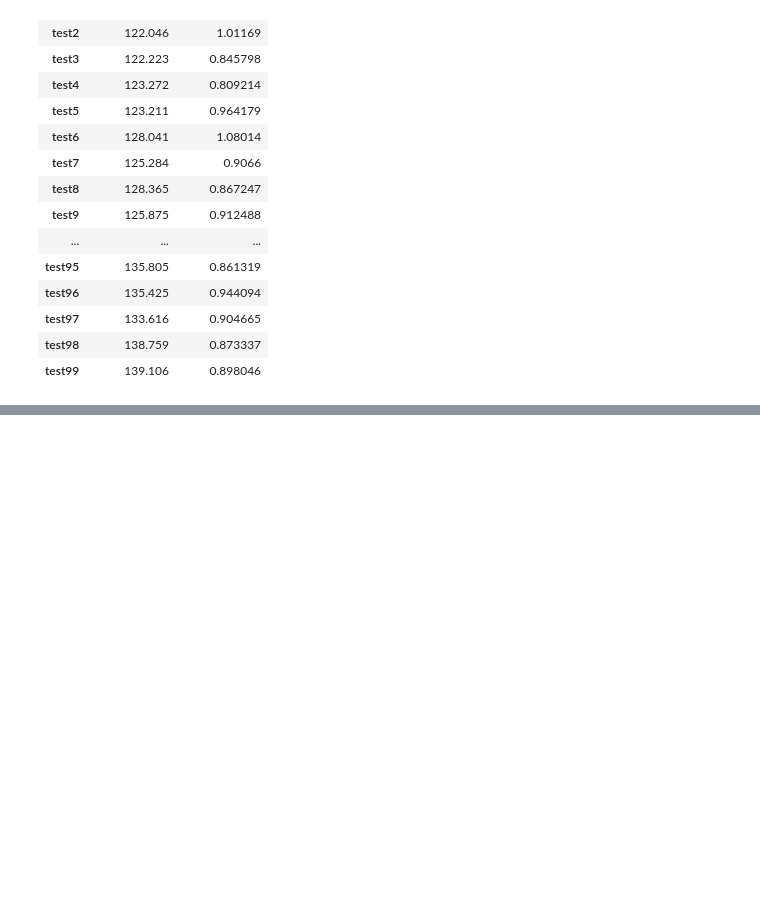
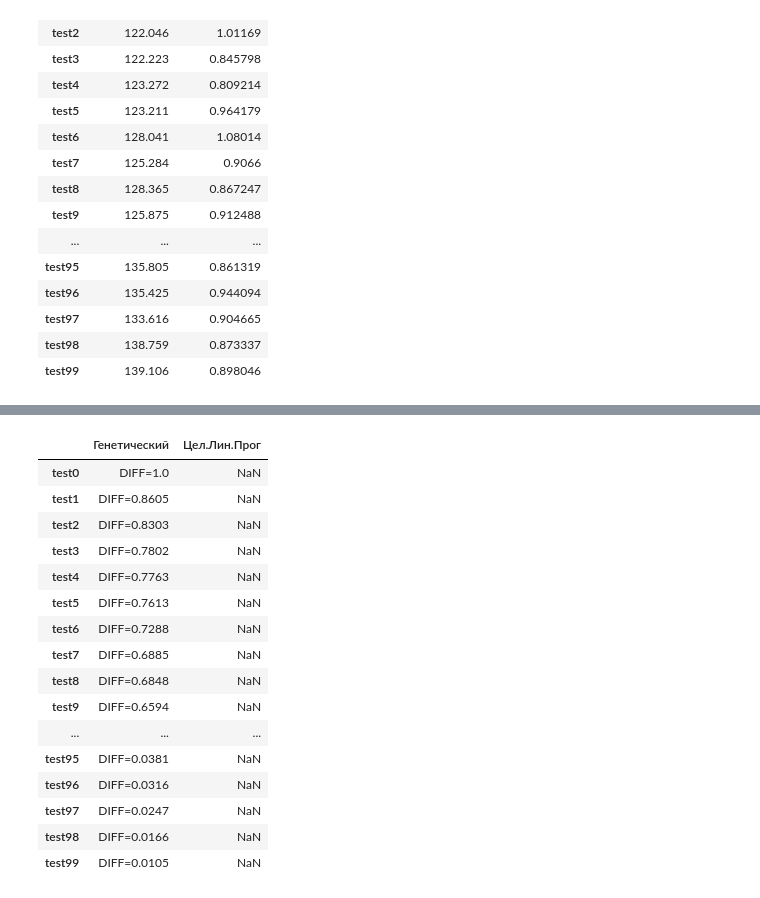
Before and after one commit to SdobnovE/SPEC_COURSE_ALG_ENS_DISKR, a Jupyter notebook: Рюкзак_DNA.ipynb, the cells around one changed output, grey strips where cells are left out. Cells and saved outputs as stored; diff of their text form; code cells hidden in the pictures; blank space fills up the shorter version.

```diff
--- a/Рюкзак_DNA.ipynb
+++ b/Рюкзак_DNA.ipynb
@@ -733,3 +740,39 @@ tab_time
 | test97 | 133.616 | 0.904665 |
 | test98 | 138.759 | 0.873337 |
 | test99 | 139.106 | 0.898046 |
+# %%
+def make_tables(filename:str):
+
+    tests = parse_test_file(filename)
+
+    tab_correct = pd.DataFrame(
+                   columns=["test"+str(i) for i in range(len(tests))]
+                   , index=["Генетический", "Цел.Лин.Прог"])
+    tab_time = pd.DataFrame(
+                       columns=["test"+str(i) for i in range(len(tests))]
+                       , index=["Генетический", "Цел.Лин.Прог"])
+
+    TIME = time.time()
+    print("BEGIN")
+
+
+
+
+
+    # Генетический алгоритм
+    mdl = Knapsack_DNA(Pop_size=2000, epoch=50, num_best=1000)
+
+    for i in range(len(tests)):
+        start_time = time.time()
+        mdl.fit(tests[i])
+        tab_correct.iloc[0,i] = mdl.score()[0]
+        tab_time.iloc[0,i] = time.time() - start_time
+        print(i)
+
+    print("Закончил генетический", time.time()-TIME, "секунд")
+
+
+
+    return tab_correct.T, tab_time.T
+# %%
+tab_corr, tab_time = make_tables("./tests_knapsack/knapPI_1_2000_10000000.csv")
@@ -735,0 +797,20 @@ tab_time
+# %%
+tab_corr
+# %% [output]
+|  | Генетический | Цел.Лин.Прог |
+| test0 | DIFF=1.0 | NaN |
+| test1 | DIFF=0.8605 | NaN |
+| test2 | DIFF=0.8303 | NaN |
+| test3 | DIFF=0.7802 | NaN |
+| test4 | DIFF=0.7763 | NaN |
+| test5 | DIFF=0.7613 | NaN |
+| test6 | DIFF=0.7288 | NaN |
+| test7 | DIFF=0.6885 | NaN |
+| test8 | DIFF=0.6848 | NaN |
+| test9 | DIFF=0.6594 | NaN |
+| ... | ... | ... |
+| test95 | DIFF=0.0381 | NaN |
+| test96 | DIFF=0.0316 | NaN |
+| test97 | DIFF=0.0247 | NaN |
+| test98 | DIFF=0.0166 | NaN |
+| test99 | DIFF=0.0105 | NaN |
```
Also changed, not shown: parts of 8 cells of this notebook.
